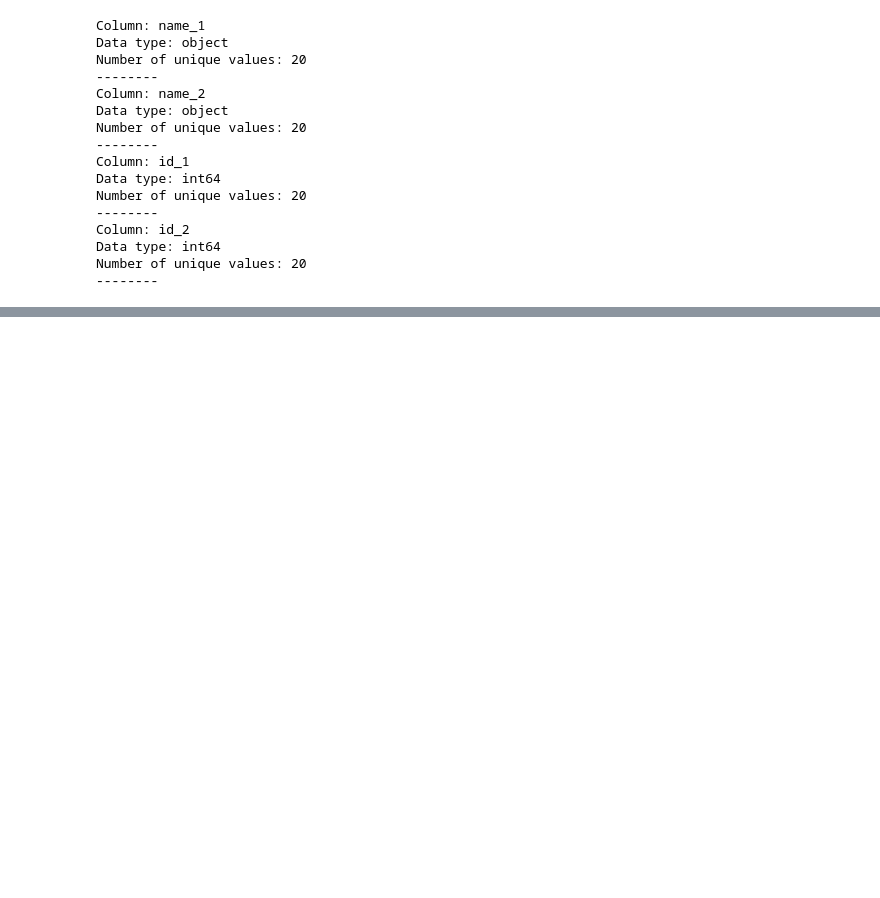
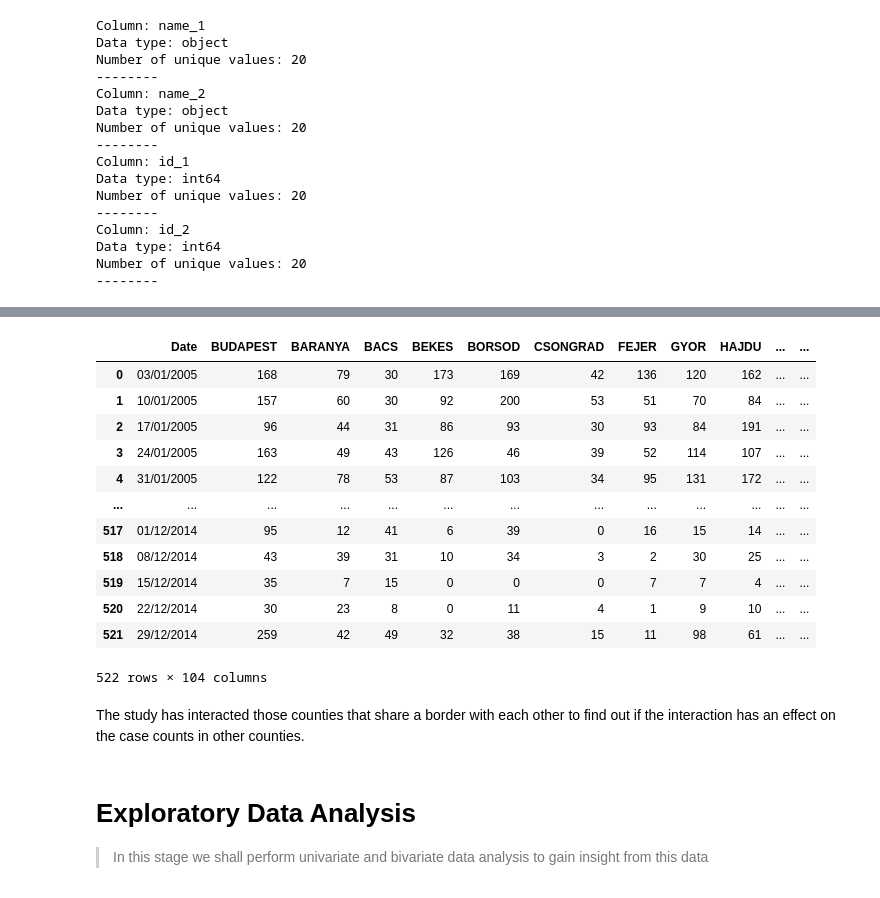
Before and after one commit to teofizzy/chicken_pox_case_count_prediction, a Jupyter notebook: index.ipynb, the cells around one changed output, grey strips where cells are left out. Saved outputs shown, nothing was run; the diff lists cells and outputs as text; code cells hidden in the pictures; blank space fills up the shorter version.

```diff
--- a/index.ipynb
+++ b/index.ipynb
@@ -208,0 +252,39 @@ county_edge_df
+# %%
+# Create a copy of the chickenpox_df to store the new interaction columns
+interaction_df = chickenpox_df.copy()
+
+# Iterate through each row in the county_edge_df
+for index, row in county_edge_df.iterrows():
+    county1 = row['name_1']
+    county2 = row['name_2']
+
+    # Eliminate self interaction
+    if county1 != county2:
+
+        # Check if the counties share a border
+        if county1 in chickenpox_df.columns and county2 in chickenpox_df.columns:
+
+            # Calculate the sum of weekly chickenpox counts for the two counties
+            interaction_df[f'{county1}_{county2}_Interaction'] = chickenpox_df[county1] + chickenpox_df[county2]
+
+# Print the updated interaction_df with the new interaction columns
+interaction_df
+# %% [output]
+|  | Date | BUDAPEST | BARANYA | BACS | BEKES | BORSOD | CSONGRAD | FEJER | GYOR | HAJDU | ... | ... |
+| 0 | 03/01/2005 | 168 | 79 | 30 | 173 | 169 | 42 | 136 | 120 | 162 | ... | ... |
+| 1 | 10/01/2005 | 157 | 60 | 30 | 92 | 200 | 53 | 51 | 70 | 84 | ... | ... |
+| 2 | 17/01/2005 | 96 | 44 | 31 | 86 | 93 | 30 | 93 | 84 | 191 | ... | ... |
+| 3 | 24/01/2005 | 163 | 49 | 43 | 126 | 46 | 39 | 52 | 114 | 107 | ... | ... |
+| 4 | 31/01/2005 | 122 | 78 | 53 | 87 | 103 | 34 | 95 | 131 | 172 | ... | ... |
+| ... | ... | ... | ... | ... | ... | ... | ... | ... | ... | ... | ... | ... |
+| 517 | 01/12/2014 | 95 | 12 | 41 | 6 | 39 | 0 | 16 | 15 | 14 | ... | ... |
+| 518 | 08/12/2014 | 43 | 39 | 31 | 10 | 34 | 3 | 2 | 30 | 25 | ... | ... |
+| 519 | 15/12/2014 | 35 | 7 | 15 | 0 | 0 | 0 | 7 | 7 | 4 | ... | ... |
+| 520 | 22/12/2014 | 30 | 23 | 8 | 0 | 11 | 4 | 1 | 9 | 10 | ... | ... |
+| 521 | 29/12/2014 | 259 | 42 | 49 | 32 | 38 | 15 | 11 | 98 | 61 | ... | ... |
+522 rows × 104 columns
+# %% [markdown]
+The study has interacted those counties that share a border with each other to find out if the interaction has an effect on the case counts in other counties.
+# %% [markdown]
+# Exploratory Data Analysis
+> In this stage we shall perform univariate and bivariate data analysis to gain insight from this data
```
Also changed, not shown: parts of 21 cells of this notebook, 4 other files.
